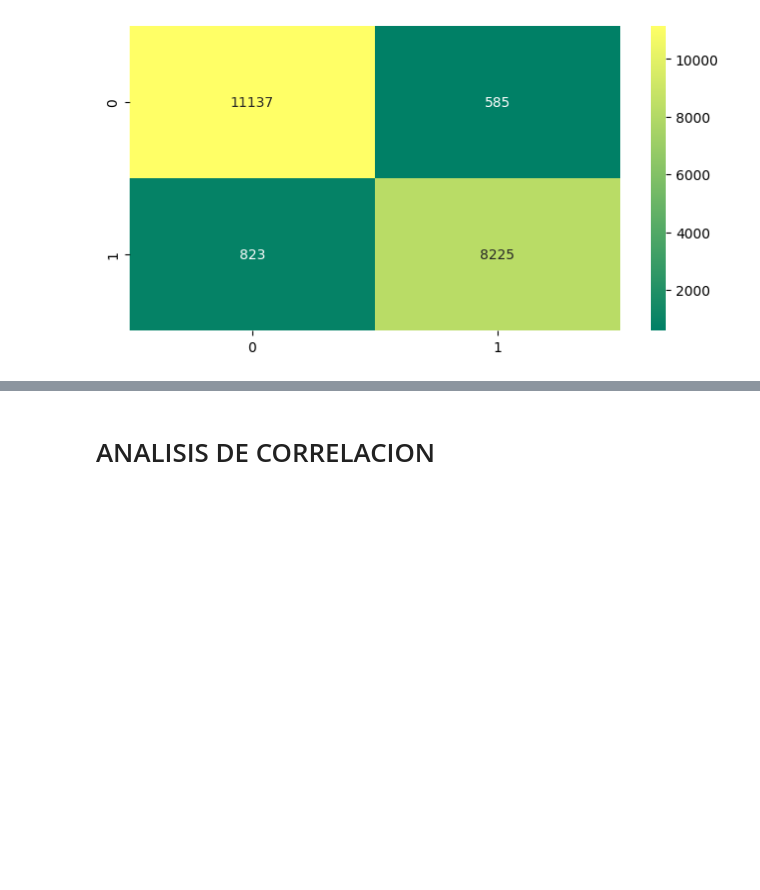
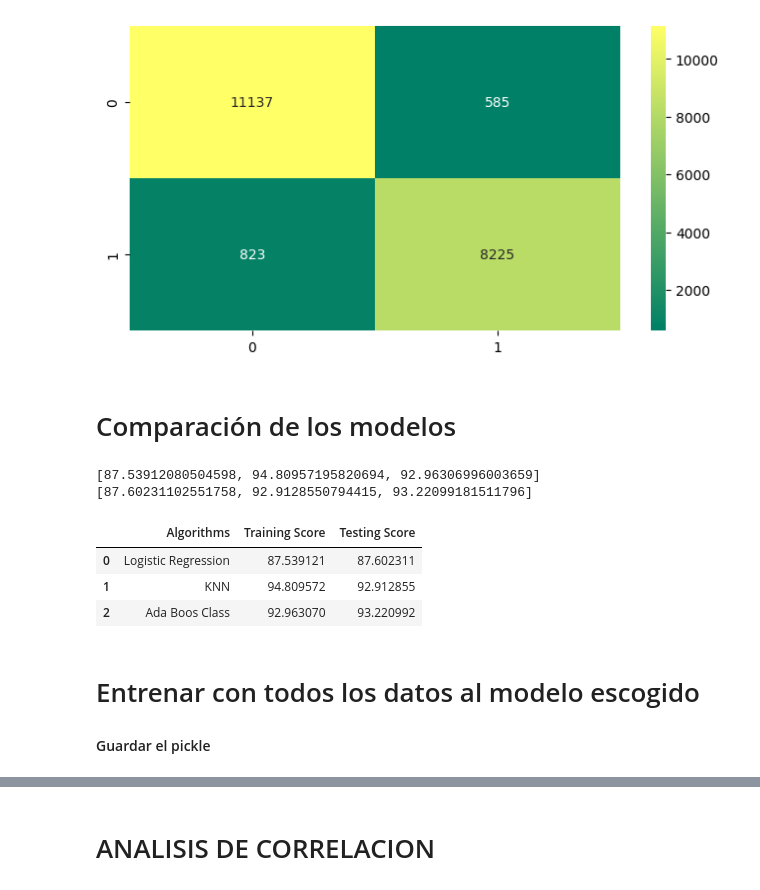
Before and after one commit to AI-School-F5-P2/F5_airlines, a Jupyter notebook: airline_main/main.ipynb, the cells around one changed output, grey strips where cells are left out. Cells and saved outputs as stored; diff of their text form; code cells hidden in the pictures; blank space fills up the shorter version.

```diff
--- a/airline_main/main.ipynb
+++ b/airline_main/main.ipynb
@@ -615,3 +629,27 @@ F1 Score of AdaBoostClassifier(n_estimators=200, random_state=1) model is: 0.921
 ------------------------------------------------------------------------
 Confusion Matrix of AdaBoostClassifier(n_estimators=200, random_state=1) model is:
 [figure]
+# %% [markdown]
+# Comparación de los modelos
+# %%
+print(training_score)
+print(testing_score)
+# %% [output]
+[87.53912080504598, 94.80957195820694, 92.96306996003659]
+[87.60231102551758, 92.9128550794415, 93.22099181511796]
+# %%
+models = ["Logistic Regression","KNN","Ada Boos Class"]
+# %%
+df_comp = pd.DataFrame({"Algorithms":models,
+                   "Training Score":training_score,
+                   "Testing Score":testing_score})
+# %%
+df_comp
+# %% [output]
+|  | Algorithms | Training Score | Testing Score |
+| 0 | Logistic Regression | 87.539121 | 87.602311 |
+| 1 | KNN | 94.809572 | 92.912855 |
+| 2 | Ada Boos Class | 92.963070 | 93.220992 |
+# %% [markdown]
+# Entrenar con todos los datos al modelo escogido
+#### Guardar el pickle ####
```
Also changed, not shown: parts of 8 cells of this notebook.
